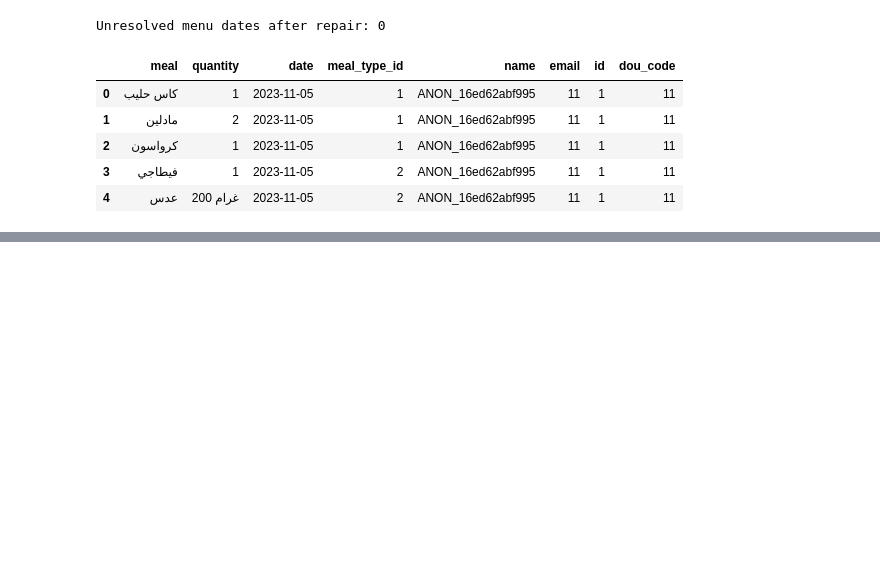
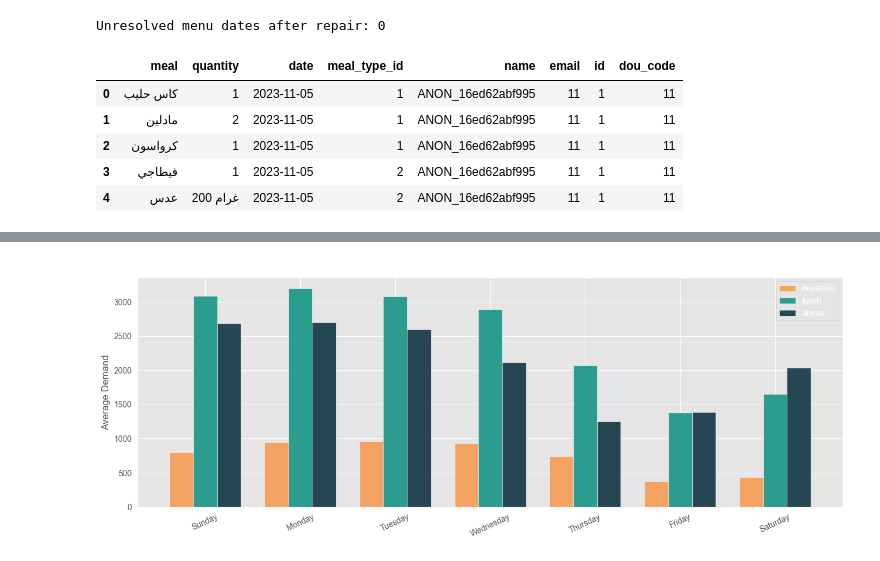
Before and after one commit to aziziabdallahesmail-ensia/IntelliCanteen-, a Jupyter notebook: intellicanteen/notebooks/EDA.ipynb, the cells around one changed output, grey strips where cells are left out. Saved outputs shown, nothing was run; the diff lists cells and outputs as text; code cells hidden in the pictures; blank space fills up the shorter version.

```diff
--- a/intellicanteen/notebooks/EDA.ipynb
+++ b/intellicanteen/notebooks/EDA.ipynb
@@ -200,0 +373,32 @@ joined_df.to_excel('../data/interim/joined_canteen_data.xlsx', index=False)
+# %%
+DOW_ORDER = ['Sunday','Monday','Tuesday','Wednesday','Thursday','Friday','Saturday']
+master['dow'] = pd.Categorical(master['date'].dt.day_name(),
+                               categories=DOW_ORDER, ordered=True)
+
+dow_demand = (
+    master.dropna(subset=['demand'])
+    .groupby(['dow', 'meal_type'], observed=True)['demand']
+    .mean()
+    .reset_index()
+)
+
+days_present = [d for d in DOW_ORDER if d in dow_demand['dow'].values]
+x     = np.arange(len(days_present))
+width = 0.25
+
+fig, ax = plt.subplots(figsize=(13, 5))
+for i, meal in enumerate(['breakfast', 'lunch', 'dinner']):
+    sub  = dow_demand[dow_demand['meal_type'] == meal].set_index('dow')
+    vals = [sub.loc[d, 'demand'] if d in sub.index else 0 for d in days_present]
+    ax.bar(x + i * width, vals, width=width, label=meal, color=palette.get(meal))
+
+ax.set_xticks(x + width)
+ax.set_xticklabels(days_present, rotation=25)
+ax.set_ylabel('Average Demand')
+ax.set_title('Average Demand by Day of Week and Meal Type')
+ax.legend()
+plt.tight_layout()
+plt.savefig('../reports/figures/04_dow_patterns.png', dpi=150)
+plt.show()
+# %% [output]
+[figure, added]
```
Also changed, not shown: parts of 26 cells of this notebook, 11 other files.
